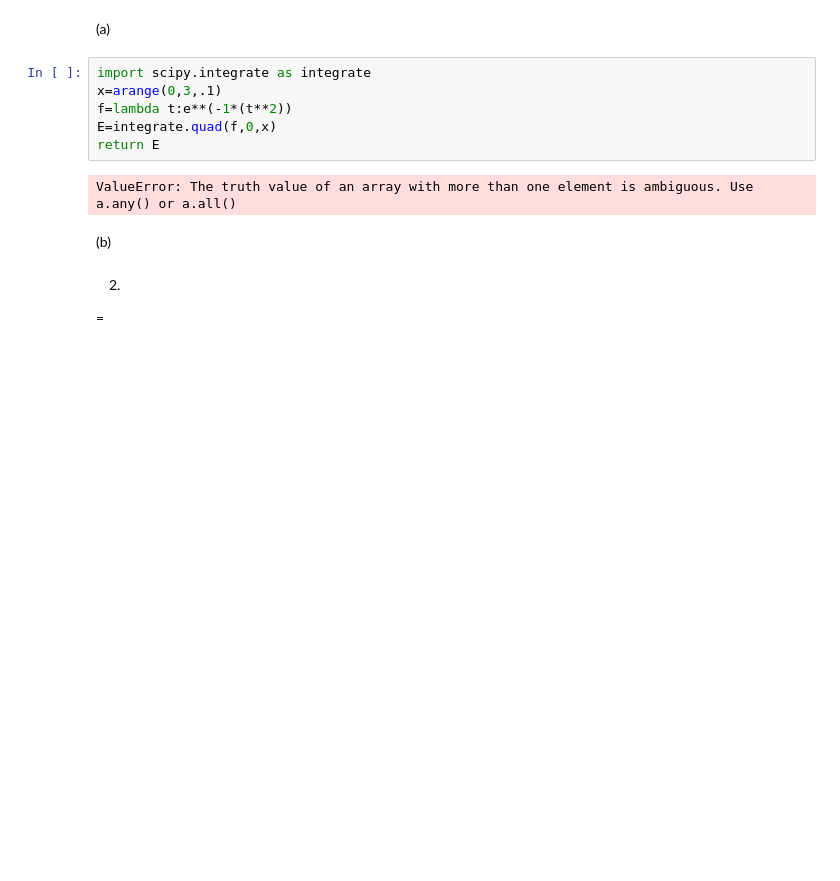
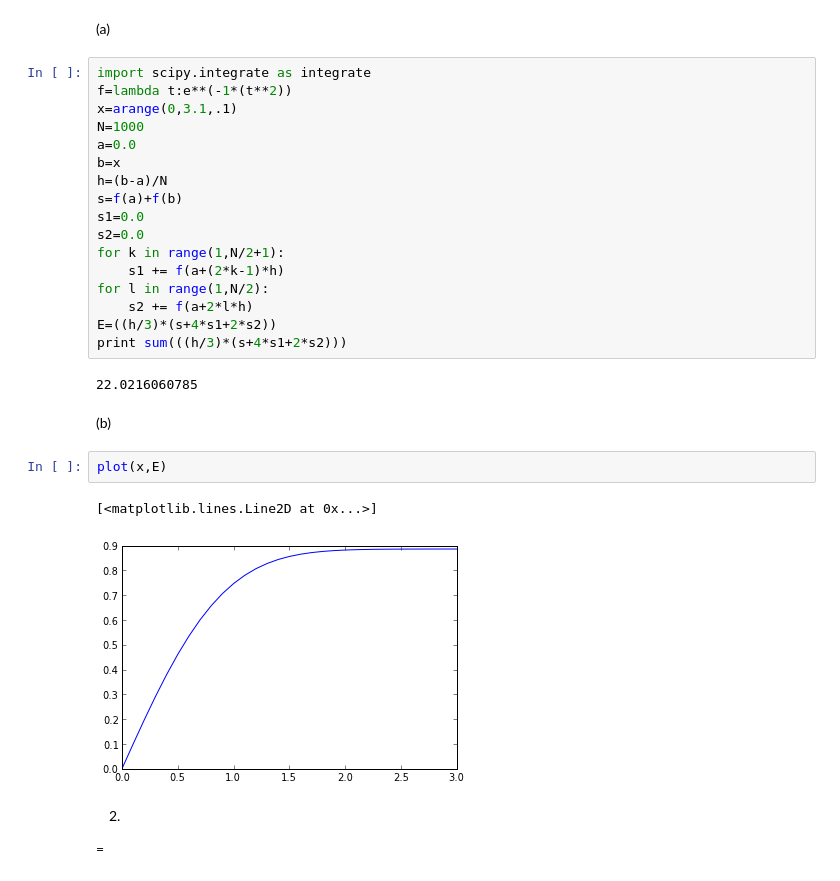
Before and after one commit to jdfreder/MCG, a Jupyter notebook: Week5/IntegrationEx4.ipynb, the cells around one changed output. Cells and saved outputs as stored; diff of their text form; blank space fills up the shorter version.

```diff
--- a/Week5/IntegrationEx4.ipynb
+++ b/Week5/IntegrationEx4.ipynb
@@ -3,16 +3,32 @@
 =
 # %% [markdown]
 (a)
-# %%
-import scipy.integrate as integrate
-x=arange(0,3,.1)
-f=lambda t:e**(-1*(t**2))
-E=integrate.quad(f,0,x)
-return E
-# %% [output]
-ValueError: The truth value of an array with more than one element is ambiguous. Use a.any() or a.all()
+# %%
+import scipy.integrate as integrate
+f=lambda t:e**(-1*(t**2))
+x=arange(0,3.1,.1)
+N=1000
+a=0.0
+b=x
+h=(b-a)/N
+s=f(a)+f(b)
+s1=0.0
+s2=0.0
+for k in range(1,N/2+1):
+    s1 += f(a+(2*k-1)*h)
+for l in range(1,N/2):
+    s2 += f(a+2*l*h)
+E=((h/3)*(s+4*s1+2*s2))
+print sum(((h/3)*(s+4*s1+2*s2)))
+# %% [output]
+22.0216060785
 # %% [markdown]
 (b)
+# %%
+plot(x,E)
+# %% [output]
+[<matplotlib.lines.Line2D at 0x...>]
+[figure, added]
 # %% [markdown]
 2.
 =
```
Also changed, not shown: parts of 24 cells of this notebook.
